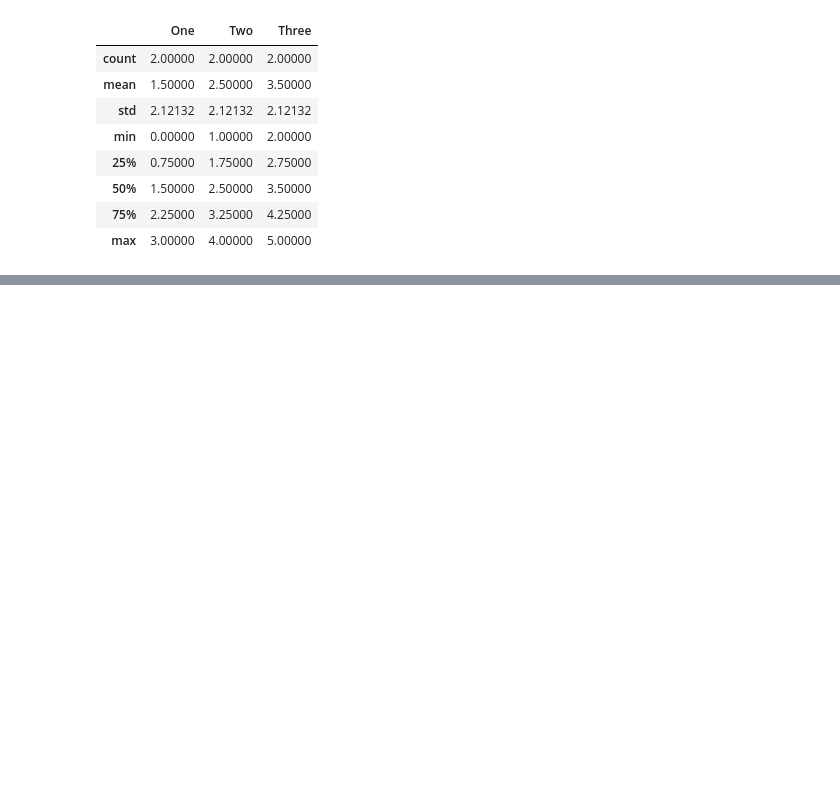
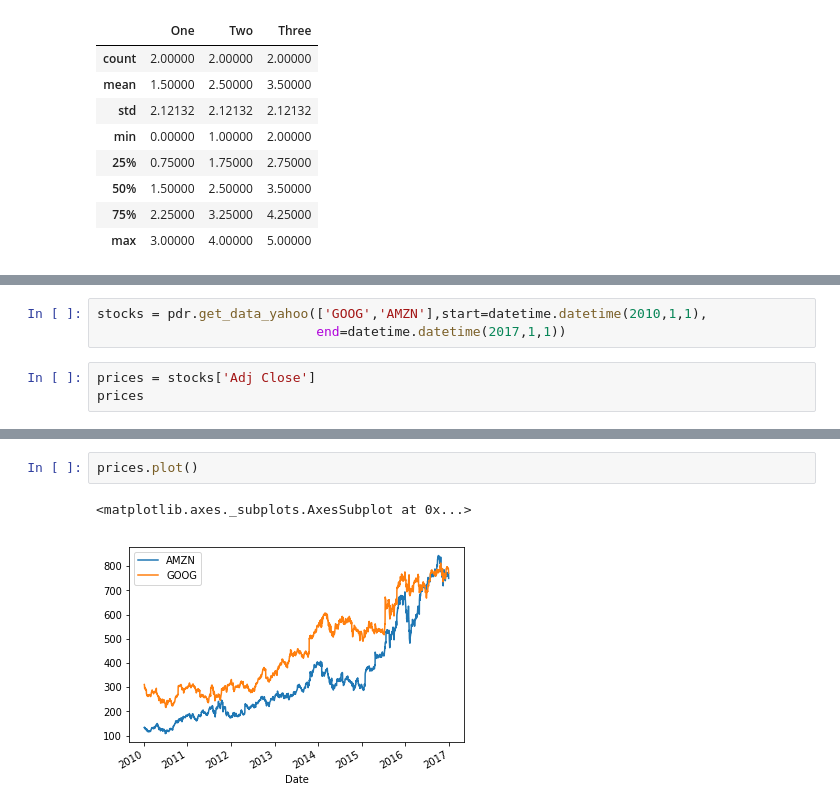
Before and after one commit to SabinoGs/DataAnalysisEducation, a Jupyter notebook: Statistics.ipynb, the cells around one changed output, grey strips where cells are left out. Saved outputs shown, nothing was run; the diff lists cells and outputs as text; blank space fills up the shorter version.

```diff
--- a/Statistics.ipynb
+++ b/Statistics.ipynb
@@ -70,0 +94,6 @@ df.describe()
+# %%
+stocks = pdr.get_data_yahoo(['GOOG','AMZN'],start=datetime.datetime(2010,1,1),
+                            end=datetime.datetime(2017,1,1))
+# %%
+prices = stocks['Adj Close']
+prices
@@ -70,0 +172,5 @@ df.describe()
+# %%
+prices.plot()
+# %% [output]
+<matplotlib.axes._subplots.AxesSubplot at 0x...>
+[figure, added]
```
Also changed, not shown: parts of 12 cells of this notebook, 1 other file.
